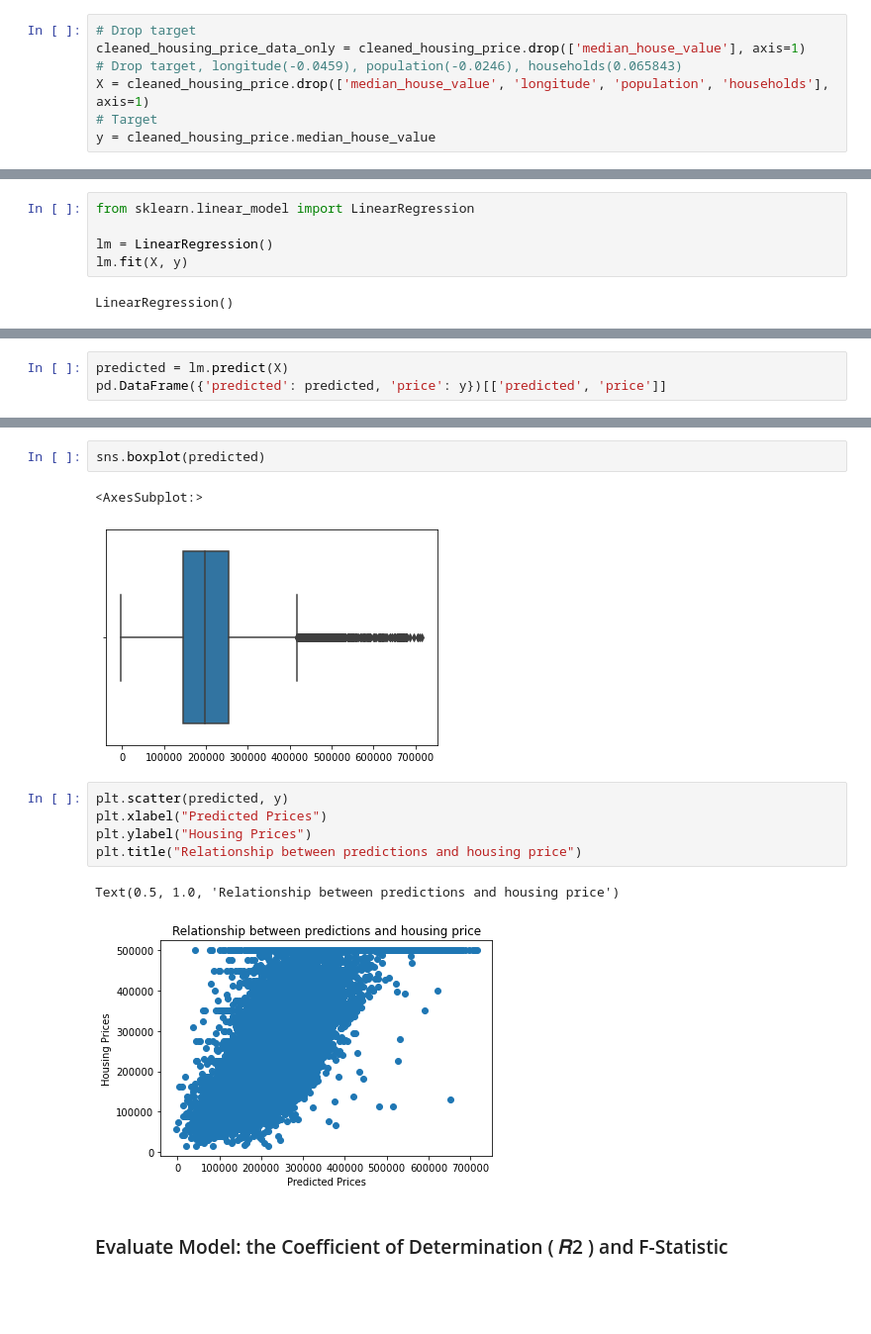
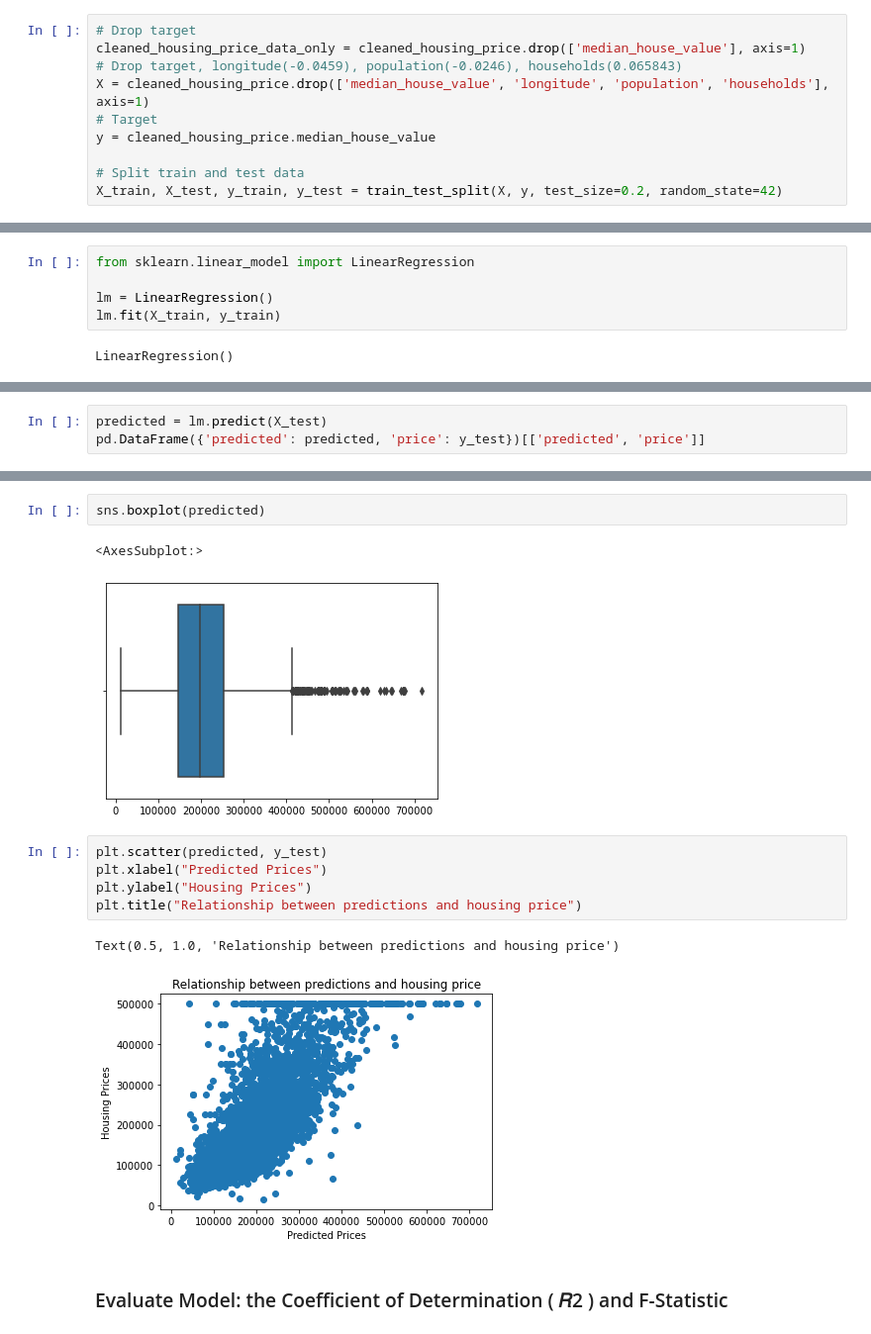
Before and after one commit to tiffany88888/capstone, a Jupyter notebook: capstone.ipynb, the cells around one changed output, grey strips where cells are left out. Shown at 99% size. Saved outputs shown, nothing was run; the diff lists cells and outputs as text; blank space fills up the shorter version.

```diff
--- a/capstone.ipynb
+++ b/capstone.ipynb
@@ -162,6 +163,9 @@ cleaned_housing_price_data_only = cleaned_housing_price.drop(['median_house_valu
 X = cleaned_housing_price.drop(['median_house_value', 'longitude', 'population', 'households'], axis=1)
 # Target
 y = cleaned_housing_price.median_house_value
+
+# Split train and test data
+X_train, X_test, y_train, y_test = train_test_split(X, y, test_size=0.2, random_state=42)
 # %% [markdown]
 ## Fitting Linear Regression using statsmodel
 # %%
@@ -196,7 +202,7 @@ strong multicollinearity or other numerical problems.
 from sklearn.linear_model import LinearRegression
 
 lm = LinearRegression()
-lm.fit(X, y)
+lm.fit(X_train, y_train)
 # %% [output]
 LinearRegression()
 # %%
@@ -218,5 +224,5 @@ pd.DataFrame({'features': X.columns, 'estimatedCoefficients': lm.coef_})[['featu
 # %%
-predicted = lm.predict(X)
-pd.DataFrame({'predicted': predicted, 'price': y})[['predicted', 'price']]
+predicted = lm.predict(X_test)
+pd.DataFrame({'predicted': predicted, 'price': y_test})[['predicted', 'price']]
 # %% [output]
 |  | predicted | price |
@@ -244,15 +250,15 @@ Text(0, 0.5, 'Frequency')
 sns.boxplot(predicted)
 # %% [output]
 <AxesSubplot:>
-[figure, old version]
+[figure, new version]
 # %%
-plt.scatter(predicted, y)
+plt.scatter(predicted, y_test)
 plt.xlabel("Predicted Prices")
 plt.ylabel("Housing Prices")
 plt.title("Relationship between predictions and housing price")
 # %% [output]
 Text(0.5, 1.0, 'Relationship between predictions and housing price')
-[figure, old version]
+[figure, new version]
 # %% [markdown]
 ### Evaluate Model: the Coefficient of Determination ( 𝑅2 ) and F-Statistic
 # %%
```
Also changed, not shown: parts of 24 cells of this notebook, 1 other file.
